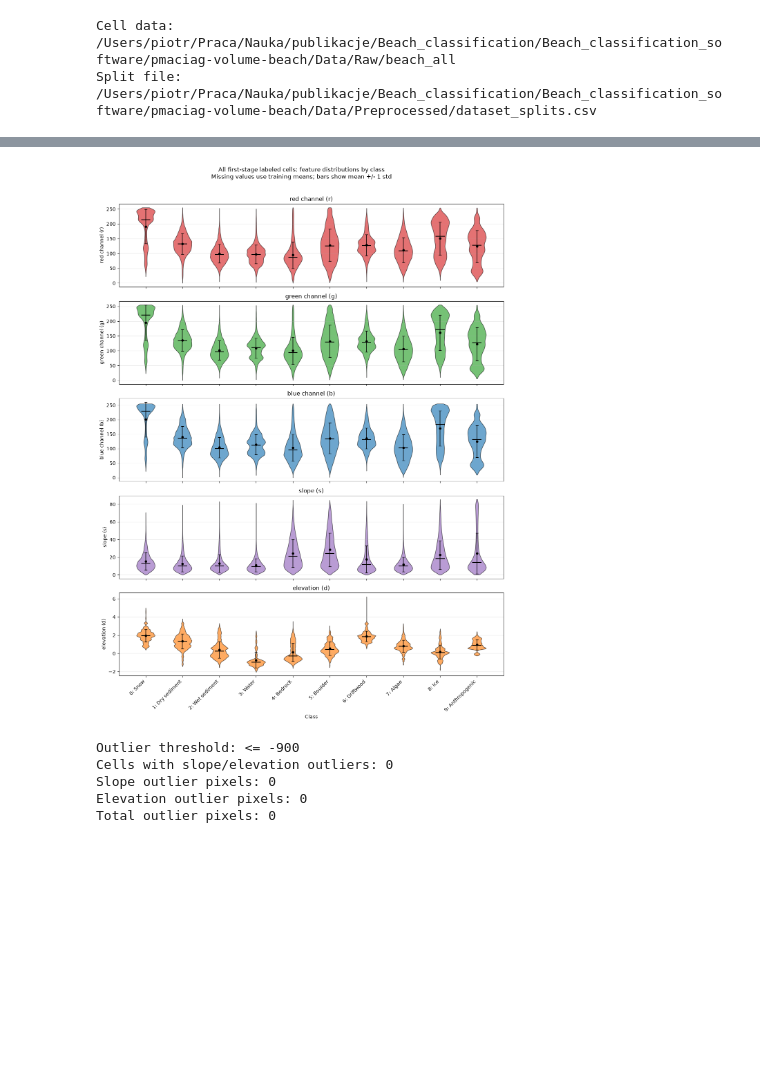
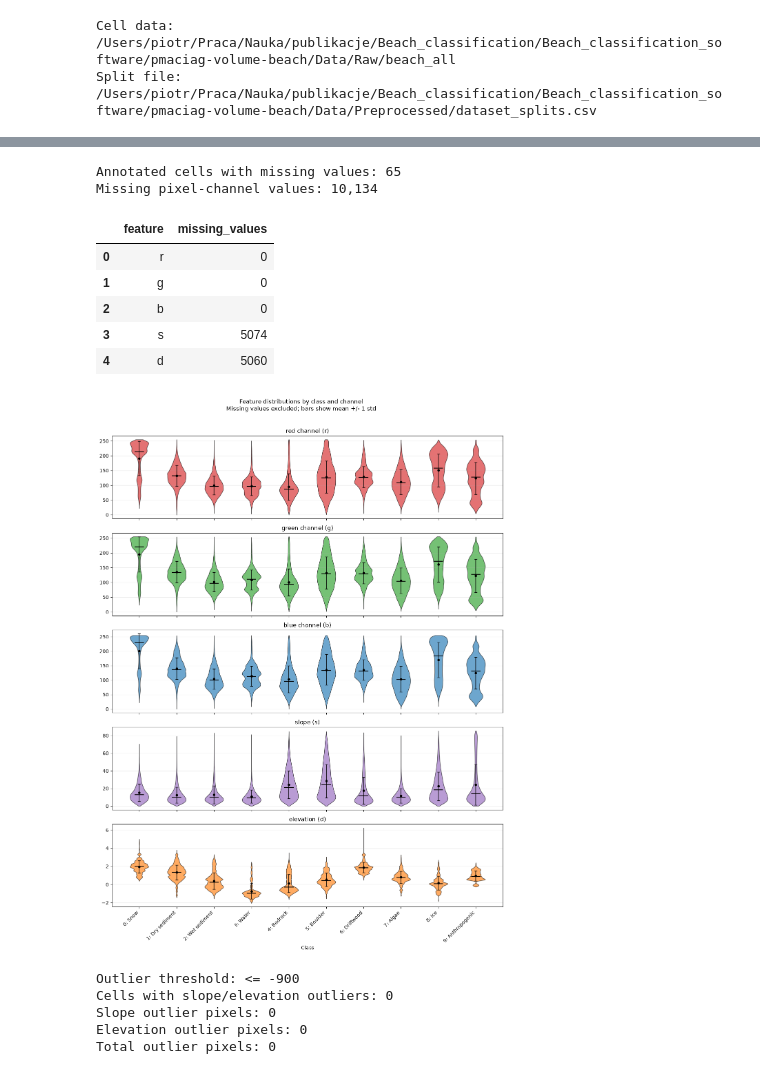
Before and after one commit to piotr-maciag/Context-Aware-Deep-Learning-Ensembles, a Jupyter notebook: pmaciag-volume-beach/Notebooks/plot_feature_distributions_by_class.ipynb, the cells around one changed output, grey strips where cells are left out. Cells and saved outputs as stored; diff of their text form; code cells hidden in the pictures; blank space fills up the shorter version.

```diff
--- a/pmaciag-volume-beach/Notebooks/plot_feature_distributions_by_class.ipynb
+++ b/pmaciag-volume-beach/Notebooks/plot_feature_distributions_by_class.ipynb
@@ -130,19 +107,26 @@ def collect_feature_values(frame):
         feature: {class_code: [] for class_code in class_codes}
         for feature in FEATURE_SUFFIXES
     }
+    missing_cells = 0
+    missing_values_by_feature = {feature: 0 for feature in FEATURE_SUFFIXES}
     rows = frame[["date", "cell_id", "class"]].itertuples(index=False, name=None)
     for date, cell_id, class_code in tqdm(rows, total=len(frame), desc="Loading labeled cells"):
         array = load_cell_array(CELL_DATA_ROOT, date, cell_id, FEATURE_SUFFIXES)
+        missing_mask = ~np.isfinite(array)
+        if missing_mask.any():
+            missing_cells += 1
         class_code = str(class_code)
         for feature_index, feature in enumerate(FEATURE_SUFFIXES):
             values = array[feature_index].reshape(-1)
-            values = np.where(
-                np.isfinite(values),
-                values,
-                channel_mean_by_feature[feature],
-            )
-            buckets[feature][class_code].extend(values.astype(float).tolist())
-    return buckets
+            finite_mask = np.isfinite(values)
+            missing_values_by_feature[feature] += int((~finite_mask).sum())
+            buckets[feature][class_code].extend(values[finite_mask].astype(float).tolist())
+    missing_summary = {
+        "cells": missing_cells,
+        "values": sum(missing_values_by_feature.values()),
+        "by_feature": missing_values_by_feature,
+    }
+    return buckets, missing_summary
 
 
 def plot_combined_violins(buckets):
@@ -185,7 +169,6 @@ def plot_combined_violins(buckets):
             )
             if "cmedians" in parts:
                 parts["cmedians"].set_color("black")
-        axis.set_ylabel(FEATURE_LABELS[feature])
         axis.set_title(FEATURE_LABELS[feature])
         axis.grid(axis="y", alpha=0.25)
 
@@ -193,18 +176,34 @@ def plot_combined_violins(buckets):
     axes[-1].set_xticklabels(class_labels, rotation=45, ha="right")
     axes[-1].set_xlabel("Class")
     fig.suptitle(
-        "All first-stage labeled cells: feature distributions by class\n"
-        "Missing values use training means; bars show mean +/- 1 std",
+        "Feature distributions by class and channel\n"
+        "Missing values excluded; bars show mean +/- 1 std",
         y=1.01,
     )
     fig.tight_layout()
     return fig
 # %%
-combined_buckets = collect_feature_values(all_labeled_data)
+combined_buckets, missing_summary = collect_feature_values(all_labeled_data)
+print(f"Annotated cells with missing values: {missing_summary['cells']:,}")
+print(f"Missing pixel-channel values: {missing_summary['values']:,}")
+display(
+    pd.DataFrame({
+        "feature": FEATURE_SUFFIXES,
+        "missing_values": [missing_summary["by_feature"][feature] for feature in FEATURE_SUFFIXES],
+    })
+)
 combined_figure = plot_combined_violins(combined_buckets)
 plt.show()
 # %% [output]
+Annotated cells with missing values: 65
+Missing pixel-channel values: 10,134
+|  | feature | missing_values |
+| 0 | r | 0 |
+| 1 | g | 0 |
+| 2 | b | 0 |
+| 3 | s | 5074 |
+| 4 | d | 5060 |
-[figure, old version]
+[figure, new version]
 # %%
 OUTLIER_THRESHOLD = -900
 
```
Also changed, not shown: parts of 5 cells of this notebook, 1 other file.
